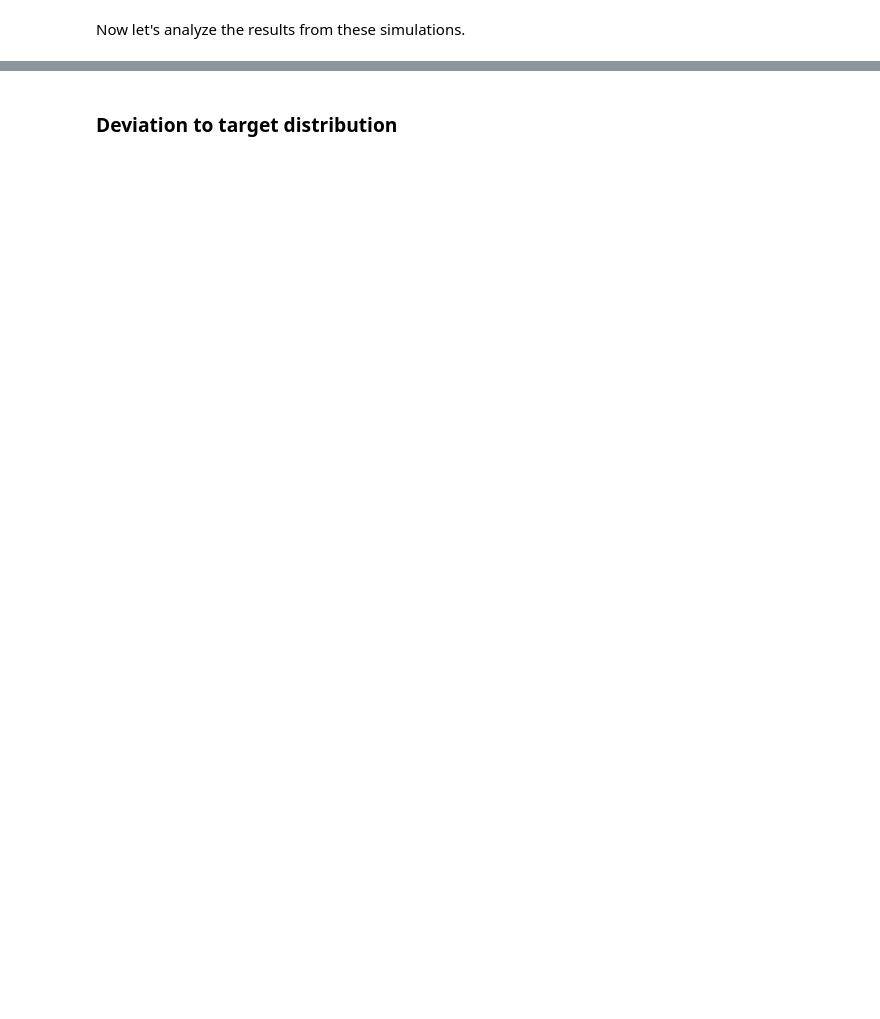
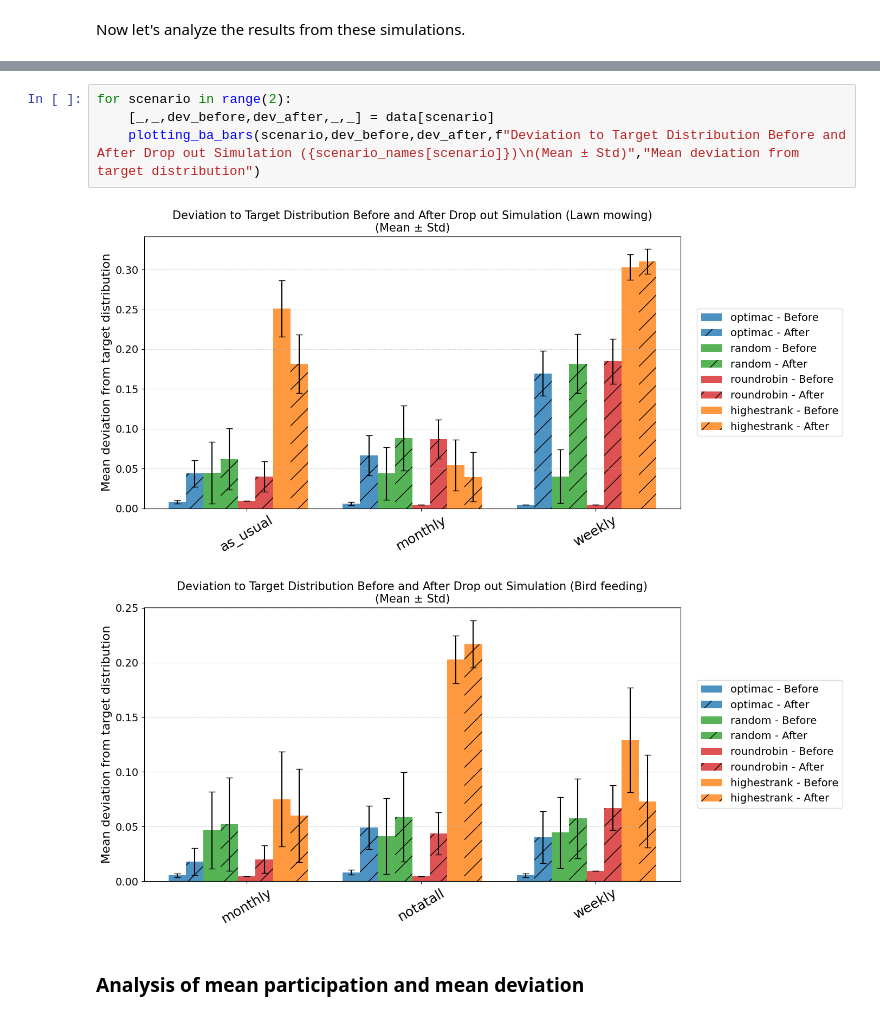
Before and after one commit to novincent/OptimacForm, a Jupyter notebook: simulation/simulationfile.ipynb, the cells around one changed output, grey strips where cells are left out. Cells and saved outputs as stored; diff of their text form; blank space fills up the shorter version.

```diff
--- a/simulation/simulationfile.ipynb
+++ b/simulation/simulationfile.ipynb
@@ -196,3 +166,10 @@ for scenario in range(2):
+# %%
+for scenario in range(2):
+    [_,_,dev_before,dev_after,_,_] = data[scenario]
+    plotting_ba_bars(scenario,dev_before,dev_after,f"Deviation to Target Distribution Before and After Drop out Simulation ({scenario_names[scenario]})\n(Mean ± Std)","Mean deviation from target distribution")
+# %% [output]
+[figure, added]
+[figure, added]
 # %% [markdown]
-### Deviation to target distribution
+### Analysis of mean participation and mean deviation
 # %%
```
Also changed, not shown: parts of 7 cells of this notebook, 8 other files.
